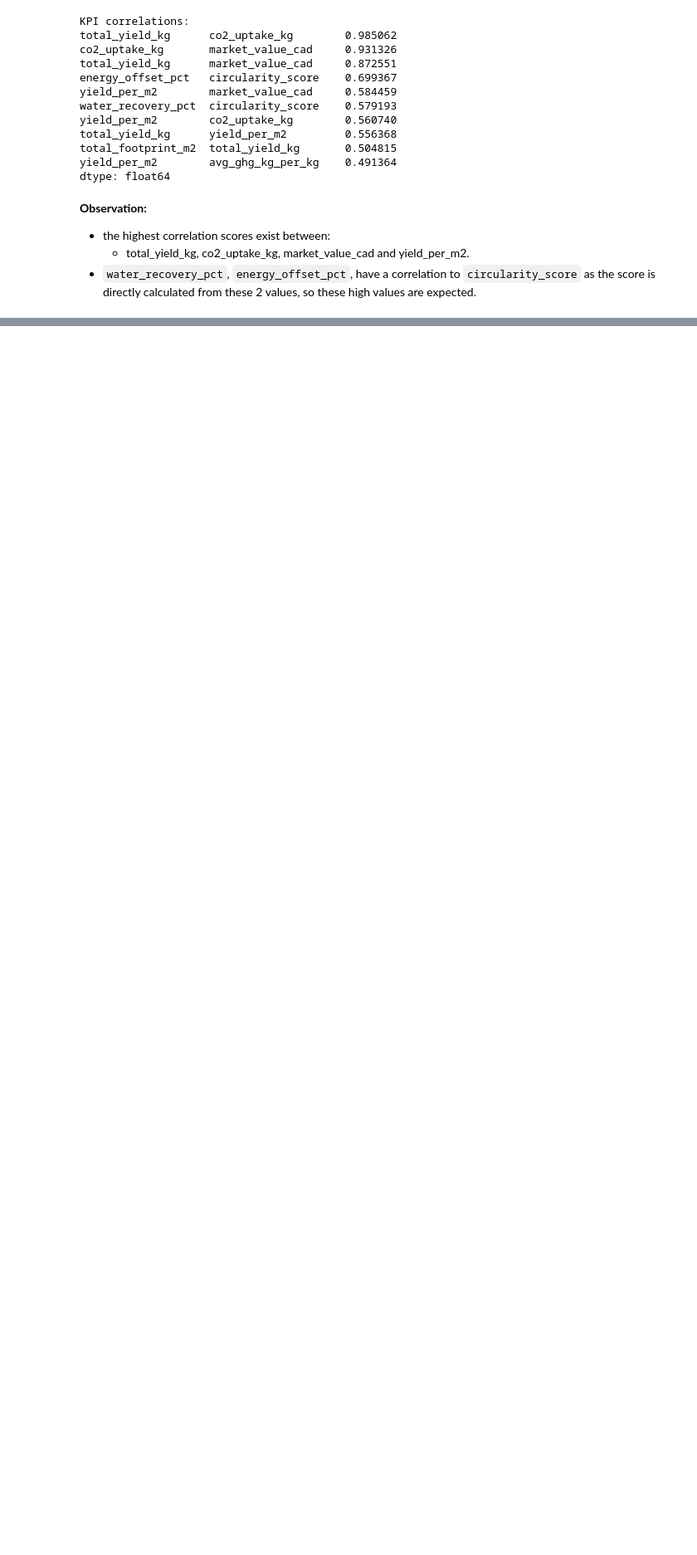
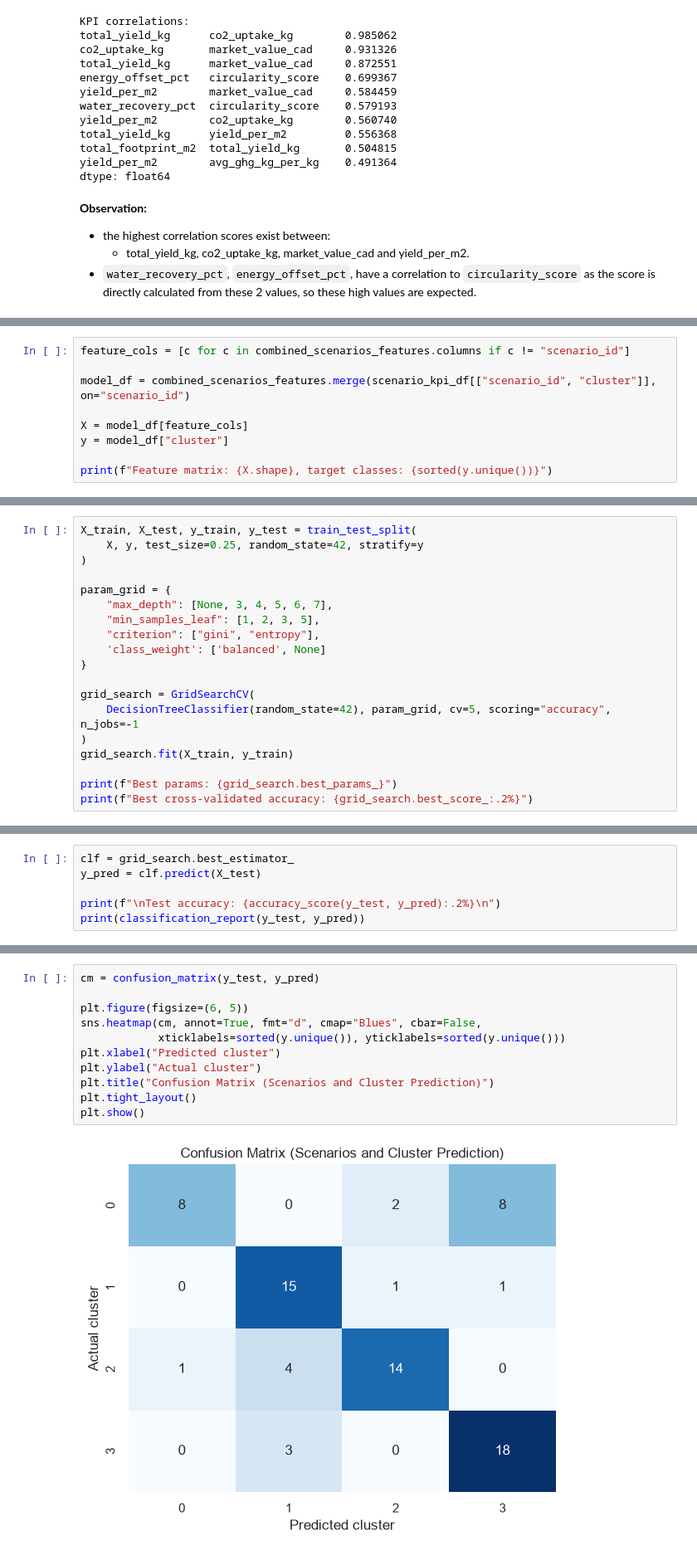
Before and after one commit to minahilfaisal-sfu/Faisal_Minahil_Final_Project, a Jupyter notebook: project-notebook.ipynb, the cells around one changed output, grey strips where cells are left out. Shown at 83% size. Saved outputs shown, nothing was run; the diff lists cells and outputs as text; blank space fills up the shorter version.

Commit message:
phase 2: modelling

```diff
--- a/project-notebook.ipynb
+++ b/project-notebook.ipynb
@@ -802,0 +1067,9 @@ dtype: float64
+# %%
+feature_cols = [c for c in combined_scenarios_features.columns if c != "scenario_id"]
+
+model_df = combined_scenarios_features.merge(scenario_kpi_df[["scenario_id", "cluster"]], on="scenario_id")
+
+X = model_df[feature_cols]
+y = model_df["cluster"]
+
+print(f"Feature matrix: {X.shape}, target classes: {sorted(y.unique())}")
@@ -802,0 +1078,19 @@ dtype: float64
+# %%
+X_train, X_test, y_train, y_test = train_test_split(
+    X, y, test_size=0.25, random_state=42, stratify=y
+)
+
+param_grid = {
+    "max_depth": [None, 3, 4, 5, 6, 7],
+    "min_samples_leaf": [1, 2, 3, 5],
+    "criterion": ["gini", "entropy"],
+    'class_weight': ['balanced', None]
+}
+
+grid_search = GridSearchCV(
+    DecisionTreeClassifier(random_state=42), param_grid, cv=5, scoring="accuracy", n_jobs=-1
+)
+grid_search.fit(X_train, y_train)
+
+print(f"Best params: {grid_search.best_params_}")
+print(f"Best cross-validated accuracy: {grid_search.best_score_:.2%}")
@@ -802,0 +1100,6 @@ dtype: float64
+# %%
+clf = grid_search.best_estimator_
+y_pred = clf.predict(X_test)
+
+print(f"\nTest accuracy: {accuracy_score(y_test, y_pred):.2%}\n")
+print(classification_report(y_test, y_pred))
@@ -802,0 +1119,13 @@ dtype: float64
+# %%
+cm = confusion_matrix(y_test, y_pred)
+
+plt.figure(figsize=(6, 5))
+sns.heatmap(cm, annot=True, fmt="d", cmap="Blues", cbar=False,
+            xticklabels=sorted(y.unique()), yticklabels=sorted(y.unique()))
+plt.xlabel("Predicted cluster")
+plt.ylabel("Actual cluster")
+plt.title("Confusion Matrix (Scenarios and Cluster Prediction)")
+plt.tight_layout()
+plt.show()
+# %% [output]
+[figure, added]
```
Also changed, not shown: parts of 33 cells of this notebook.
